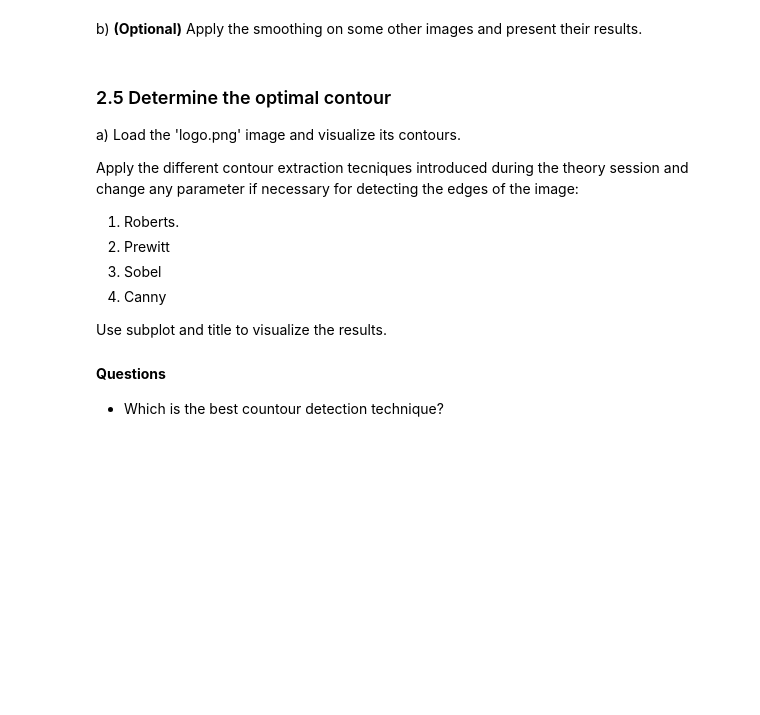
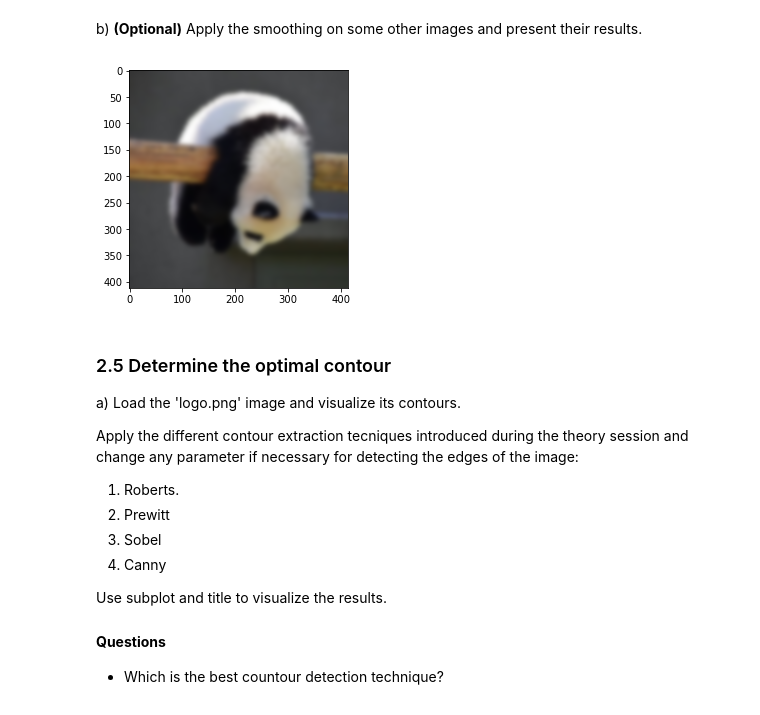
Before and after one commit to rsberrocal/VA_Practicas, a Jupyter notebook: Lab2/p2_Richard.ipynb, the cells around one changed output. Cells and saved outputs as stored; diff of their text form; code cells hidden in the pictures; blank space fills up the shorter version.

```diff
--- a/Lab2/p2_Richard.ipynb
+++ b/Lab2/p2_Richard.ipynb
@@ -185,3 +307,19 @@ b) **(Optional)** Apply the smoothing on some other images and present their res
+# %%
+#your solution
+panda = io.imread('images/panda.jpg')
+
+'''
+The multichannel has to be true because if not,
+it will treat the third channel as one more value to multiply and we will get it wrong
+'''
+res = rescale(panda, .5, multichannel=True)
+
+# Applying filter
+res = gaussian_each(res, 4)
+
+plt.imshow(res);
+# %% [output]
+[figure, added]
 # %% [markdown]
 ### 2.5 Determine the optimal contour
 
```
Also changed, not shown: parts of 17 cells of this notebook, 9 other files.
